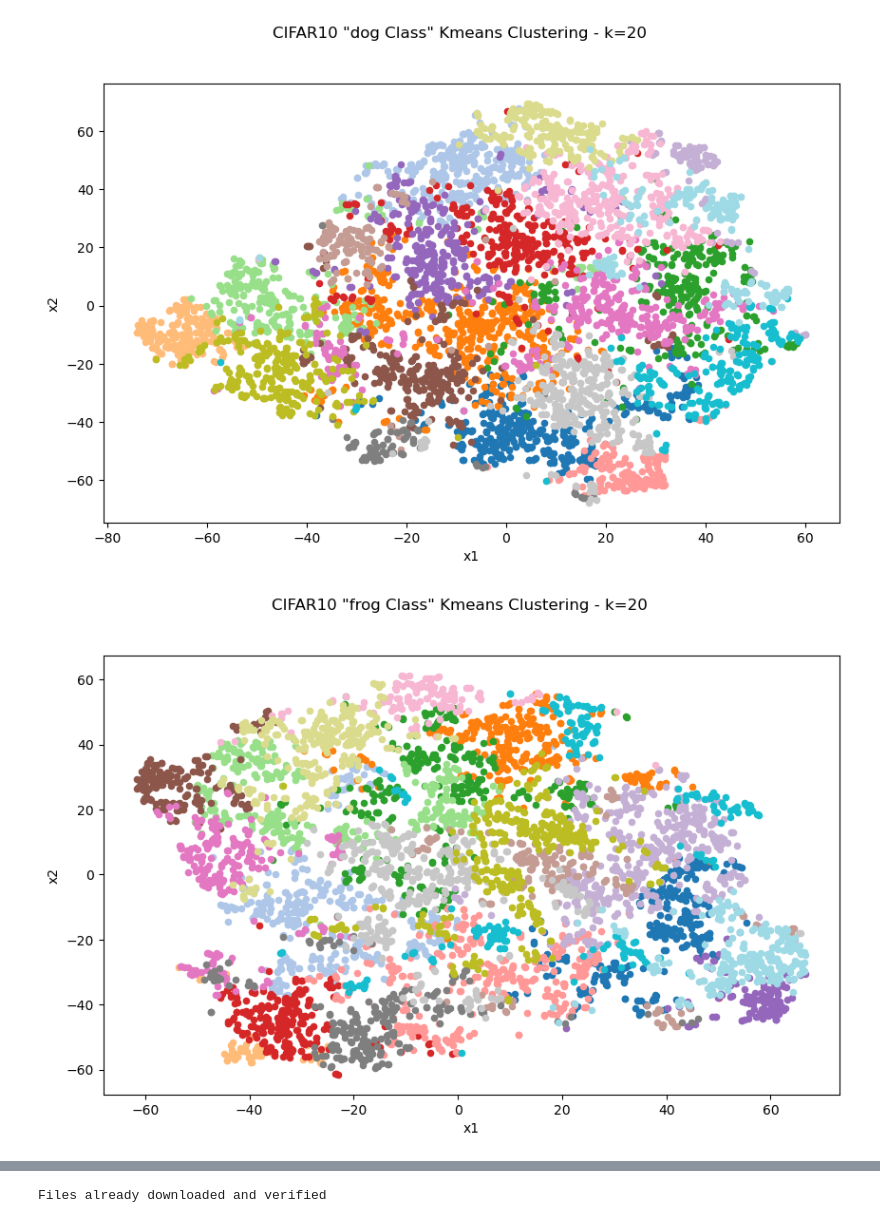
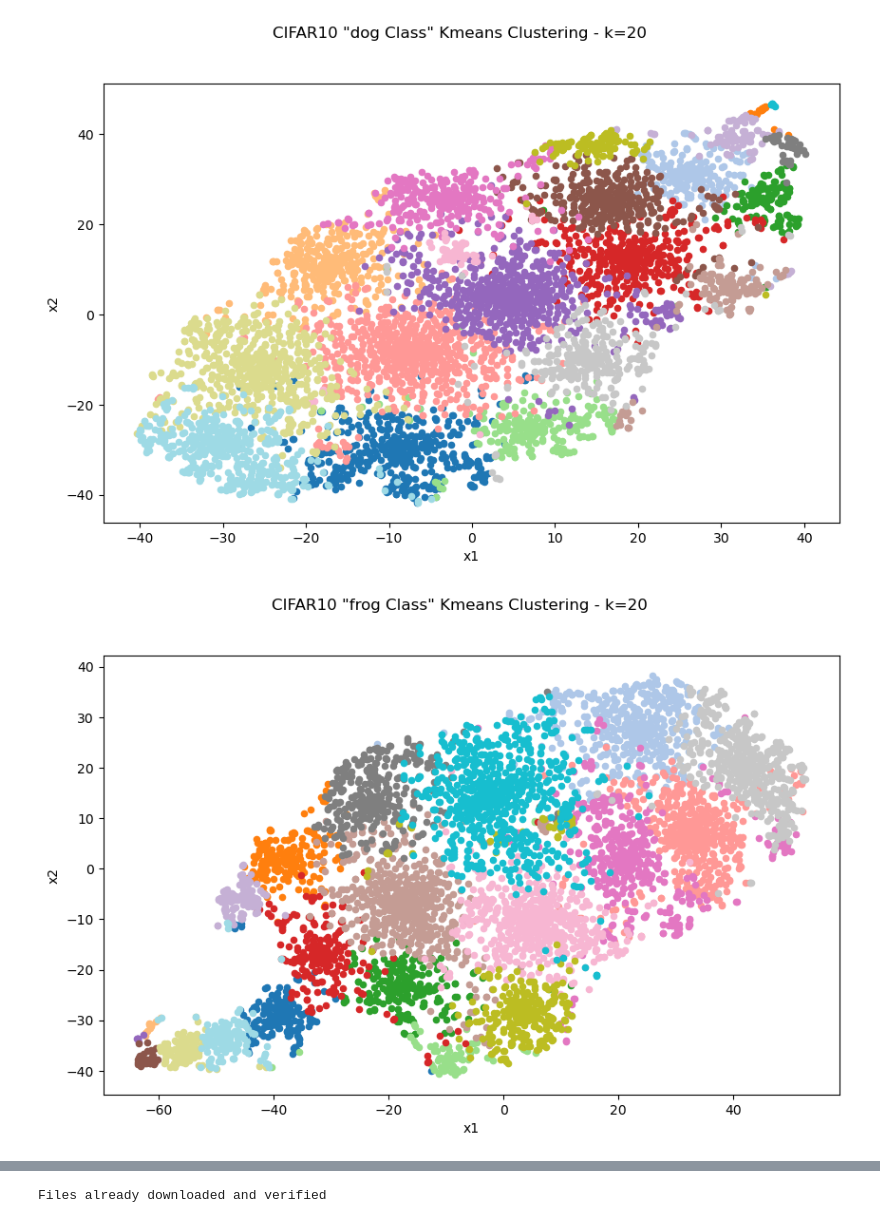
Before and after one commit to dhkim2810/capstone_design_2, a Jupyter notebook: k-means.ipynb, the cells around one changed output, grey strips where cells are left out. Drawn from its saved outputs; the diff is of its cells as text; code cells hidden in the pictures.

```diff
--- a/k-means.ipynb
+++ b/k-means.ipynb
@@ -133,7 +118,7 @@ import pandas as pd
 import matplotlib.pyplot as plt
 
 
-layer_idx = 0
+layer_idx = 2
 iter = 20
 num_clusters = 20
 indices_sub_class = {}
@@ -201,2 +186,2 @@ Calculating cluster center features for class truck
-[figure, old version]
+[figure, new version]
-[figure, old version]
+[figure, new version]
```
Also changed, not shown: parts of 2 cells of this notebook, 1 other file.
